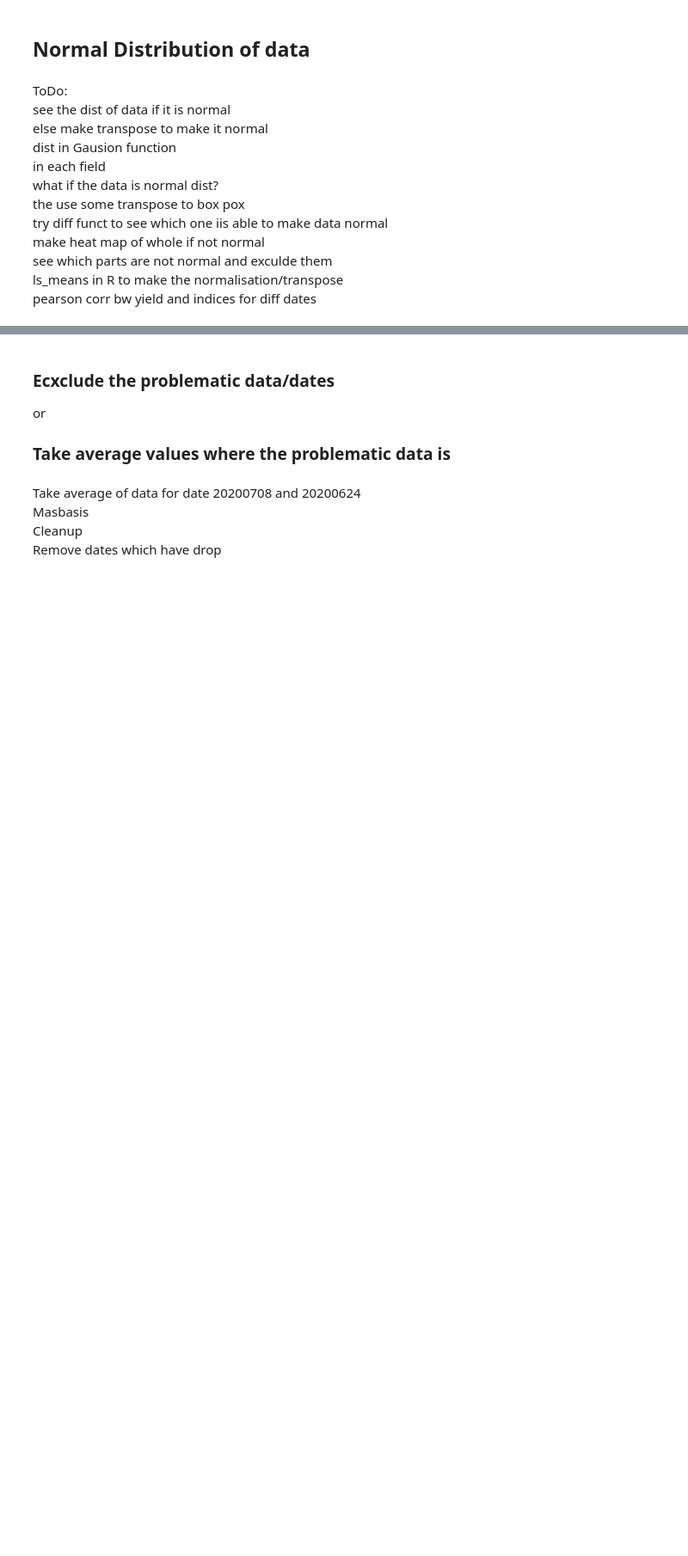
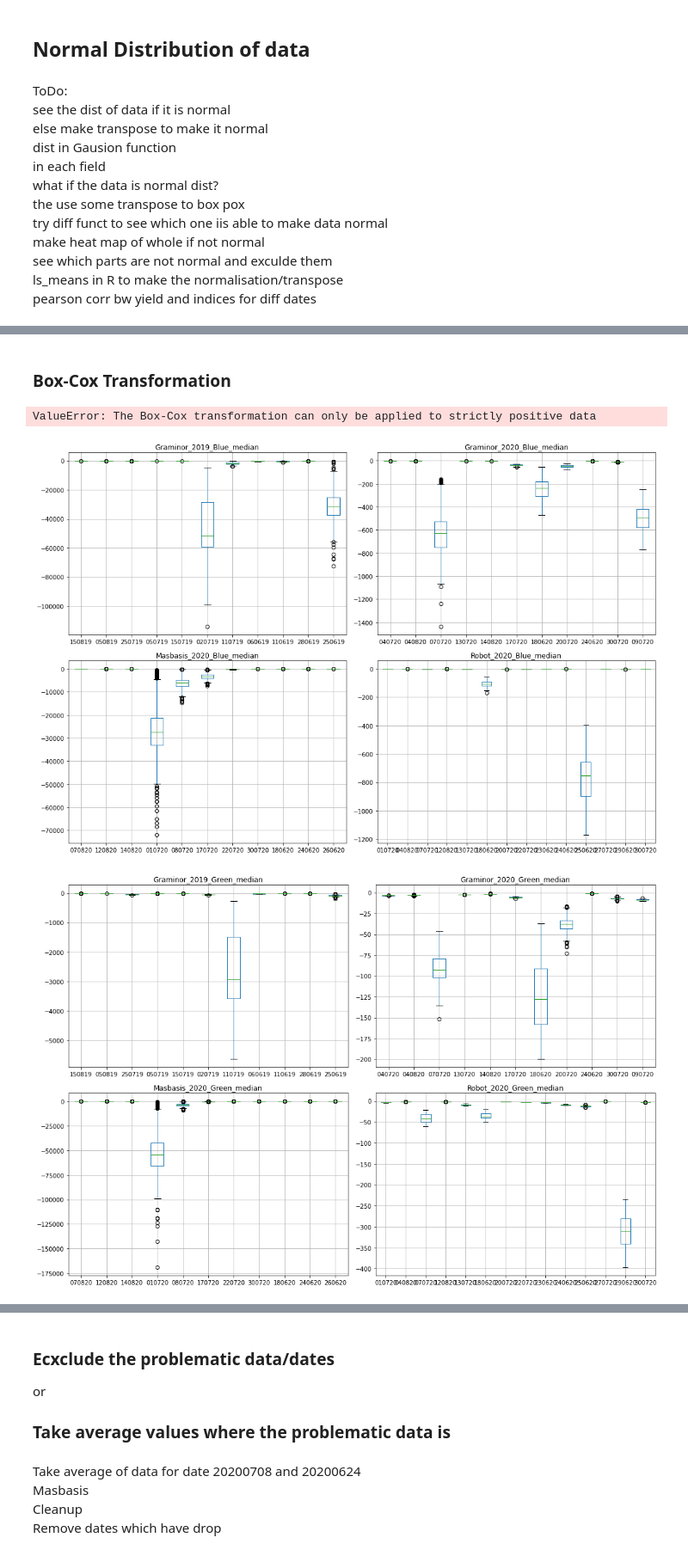
Before and after one commit to fahadijaz/spring_wheat_yield_prediction, a Jupyter notebook: preprocessinig.ipynb, the cells around one changed output, grey strips where cells are left out. Shown at 86% size. Cells and saved outputs as stored; diff of their text form; code cells hidden in the pictures; blank space fills up the shorter version.

```diff
--- a/preprocessinig.ipynb
+++ b/preprocessinig.ipynb
@@ -816,0 +1070,55 @@ pearson corr bw yield and indices for diff dates
+# %% [markdown]
+### Box-Cox Transformation
+# %%
+col_for_plotting = ['Blue', 'Green', 'Red', 'RedEdge', 'NIR', 'NDVI', 'MTCI']
+
+from sklearn.preprocessing import PowerTransformer, normalize, StandardScaler
+data_agg_list = ['_median_full']
+
+# col_for_plotting = ['Blue']
+# col_for_plotting = ['Green']
+# col_for_plotting = ['Red']
+
+for d_type in data_agg_list:
+    for col in col_for_plotting:
+        fields = len(field_year_dict.keys())
+        rows = math.ceil(fields/2)
+
+        fig, ax = plt.subplots(rows,2, figsize=(15,10))
+        plots = ax.flatten()
+        n = 0
+        # TODO: Fix the x ticks
+        for field_sample, dates in field_year_dict.items():
+
+            # Adding required data to a temp dataframe
+            temp_df = pd.DataFrame()
+            for date in dates:
+                field_df = field_sample[:-5]+'_'+date+d_type
+                temp_df[date] = locals()[field_df][col]
+            x_labels = temp_df.columns.tolist()
+
+            # Transform the df
+#             pt = PowerTransformer(method='box-cox', standardize=False)
+            pt = PowerTransformer(method='box-cox', standardize=False)
+
+            temp_arr = pt.fit_transform(temp_df)
+            temp_df = pd.DataFrame(temp_arr)
+
+            # Adding field plot to the subplots
+            num_of_fields = len(field_year_dict.keys())
+
+            text = "Grain Yield"
+            ax_n = plots[n]
+
+            temp_df.boxplot(ax=ax_n)
+            ax_n.set_xticklabels(x_labels, rotation=0)
+            ax_n.set_title(field_sample+'_'+col+d_type[:-5])
+
+#             # Printing the grain yield in plot of the fiels_sample for reference
+#             ax_n.text(0.85, 1.05, text, ha='center', va='top', weight='bold', color='blue', transform=ax_n.transAxes)
+            n+=1
+        plt.tight_layout()
+# %% [output]
+ValueError: The Box-Cox transformation can only be applied to strictly positive data
+[figure, added]
+[figure, added]
```
Also changed, not shown: parts of 80 cells of this notebook, 5 other files.
